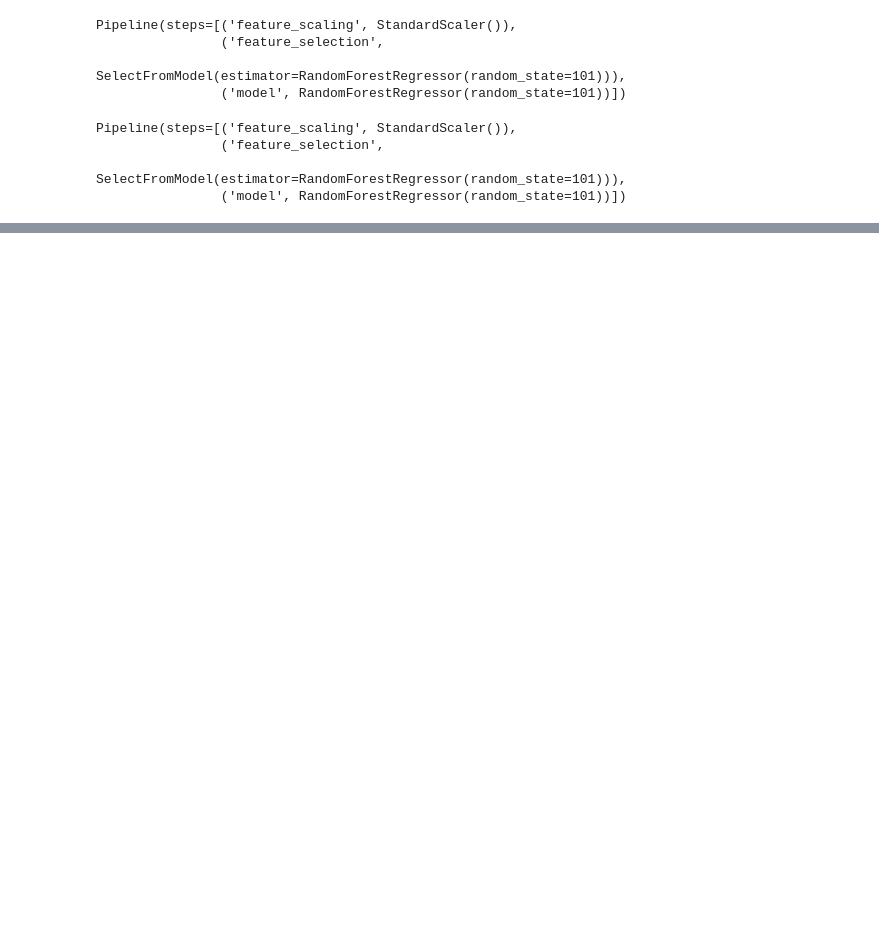
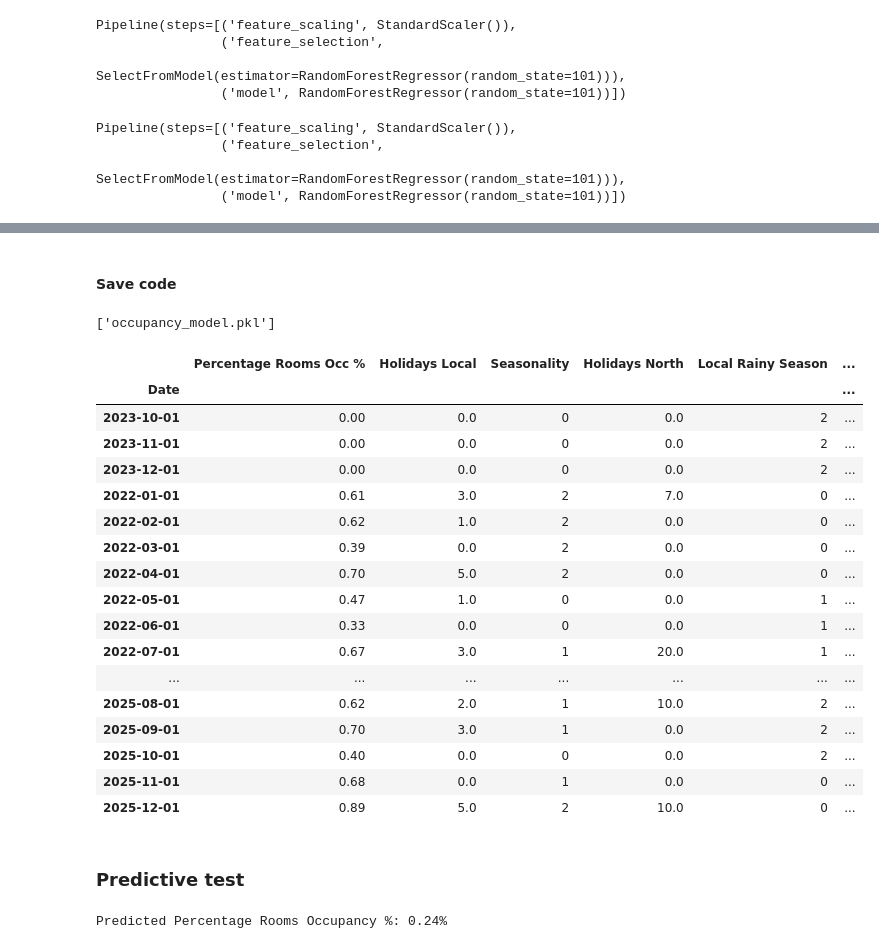
Before and after one commit to Danpr1984/hotelbudget, a Jupyter notebook: occupancy.ipynb, the cells around one changed output, grey strips where cells are left out. Saved outputs shown, nothing was run; the diff lists cells and outputs as text; code cells hidden in the pictures; blank space fills up the shorter version.

Commit message:
applied prediction tests to the model

```diff
--- a/occupancy.ipynb
+++ b/occupancy.ipynb
@@ -217,0 +218,7 @@ Root Mean Squared Error: 0.111
+# %% [markdown]
+#### Save code
+# %%
+model_filename = 'occupancy_model.pkl'
+joblib.dump(pipeline, model_filename)
+# %% [output]
+['occupancy_model.pkl']
@@ -217,0 +227,43 @@ Root Mean Squared Error: 0.111
+# %%
+df
+# %% [output]
+|  | Percentage Rooms Occ % | Holidays Local | Seasonality | Holidays North | Local Rainy Season | ... |
+| Date |  |  |  |  |  | ... |
+| 2023-10-01 | 0.00 | 0.0 | 0 | 0.0 | 2 | ... |
+| 2023-11-01 | 0.00 | 0.0 | 0 | 0.0 | 2 | ... |
+| 2023-12-01 | 0.00 | 0.0 | 0 | 0.0 | 2 | ... |
+| 2022-01-01 | 0.61 | 3.0 | 2 | 7.0 | 0 | ... |
+| 2022-02-01 | 0.62 | 1.0 | 2 | 0.0 | 0 | ... |
+| 2022-03-01 | 0.39 | 0.0 | 2 | 0.0 | 0 | ... |
+| 2022-04-01 | 0.70 | 5.0 | 2 | 0.0 | 0 | ... |
+| 2022-05-01 | 0.47 | 1.0 | 0 | 0.0 | 1 | ... |
+| 2022-06-01 | 0.33 | 0.0 | 0 | 0.0 | 1 | ... |
+| 2022-07-01 | 0.67 | 3.0 | 1 | 20.0 | 1 | ... |
+| ... | ... | ... | ... | ... | ... | ... |
+| 2025-08-01 | 0.62 | 2.0 | 1 | 10.0 | 2 | ... |
+| 2025-09-01 | 0.70 | 3.0 | 1 | 0.0 | 2 | ... |
+| 2025-10-01 | 0.40 | 0.0 | 0 | 0.0 | 2 | ... |
+| 2025-11-01 | 0.68 | 0.0 | 1 | 0.0 | 0 | ... |
+| 2025-12-01 | 0.89 | 5.0 | 2 | 10.0 | 0 | ... |
+# %% [markdown]
+### Predictive test
+# %%
+# Create a new DataFrame with the features in the correct order
+new_data = pd.DataFrame({
+    'Holidays Local': [0],  # Replace 'value1' with the actual value
+    'Seasonality': [0],  # Replace 'value2' with the actual value
+    'Holidays North': [0],  # Replace 'value3' with the actual value
+    'Local Rainy Season': [2],  # Replace 'value4' with the actual value
+    'International Flights': [1],  # Replace 'value5' with the actual value
+    'Marketing': [0],  # Replace 'value6' with the actual value
+    'Average Room Rate': [85],  # Replace 'value7' with the actual value
+    'Number of Rooms': [9]  # Replace 'value8' with the actual value
+})
+
+# Use the model to make predictions
+predicted_occupancy = model.predict(new_data)
+
+# Print the predicted occupancy
+print(f"Predicted Percentage Rooms Occupancy %: {predicted_occupancy[0]:.2f}%")
+# %% [output]
+Predicted Percentage Rooms Occupancy %: 0.24%
```
Also changed, not shown: parts of 5 cells of this notebook, 4 other files.
